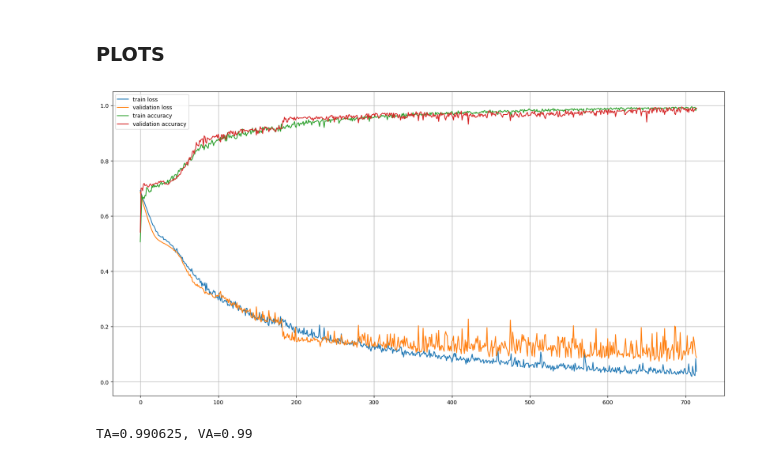
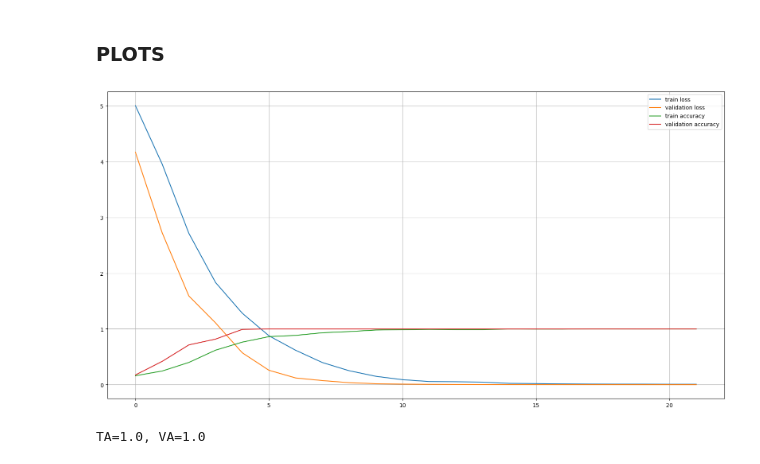
Before and after one commit to kuznetsovmd/pp-ontology, a Jupyter notebook: classifier_benchmark.ipynb, the cells around one changed output. Cells and saved outputs as stored; diff of their text form; code cells hidden in the pictures.

Commit message:
Stats + data feeding

```diff
--- a/classifier_benchmark.ipynb
+++ b/classifier_benchmark.ipynb
@@ -44,2 +83,4 @@ rnn = build_model(**parameters)
+# %%
+transformer = build_model(f'{RESOURCES}/models/transformer', **parameters)
 # %% [markdown]
 ### TESTS
@@ -103,18 +107,19 @@ with torch.no_grad():
 # %% [markdown]
 ### PLOTS
 # %%
-# PLOTS
+stats = transformer.stats_mem
+
 plt.figure(figsize=(20,10))
-plt.ylim([-.05, 1.05])
+# plt.ylim([-.05, 1.05])
 plt.grid()
-plt.plot(rnn.train_losses)
-plt.plot(rnn.validation_losses)
-plt.plot(rnn.train_accuracies)
-plt.plot(rnn.validation_accuracies)
+plt.plot([s['t_loss'] for s in stats])
+plt.plot([s['v_loss'] for s in stats])
+plt.plot([s['t_accuracy'] for s in stats])
+plt.plot([s['v_accuracy'] for s in stats])
 plt.legend(['train loss', 'validation loss', 'train accuracy', 'validation accuracy'])
 plt.show()
 
-print(f'TA={rnn.train_accuracies[-1]}, VA={rnn.validation_accuracies[-1]}')
+print(f'TA={stats[-1]["t_accuracy"]}, VA={stats[-1]["v_accuracy"]}')
 # %% [output]
-[figure, old version]
+[figure, new version]
-TA=0.990625, VA=0.99
+TA=1.0, VA=1.0
```
Also changed, not shown: parts of 6 cells of this notebook, 5 other files.
